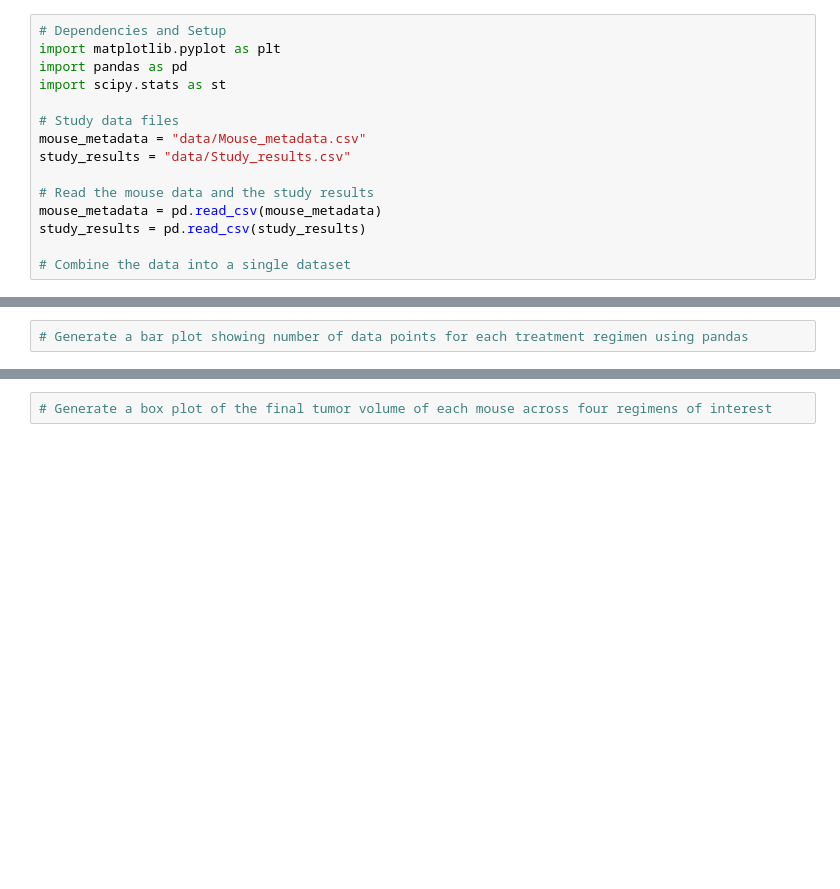
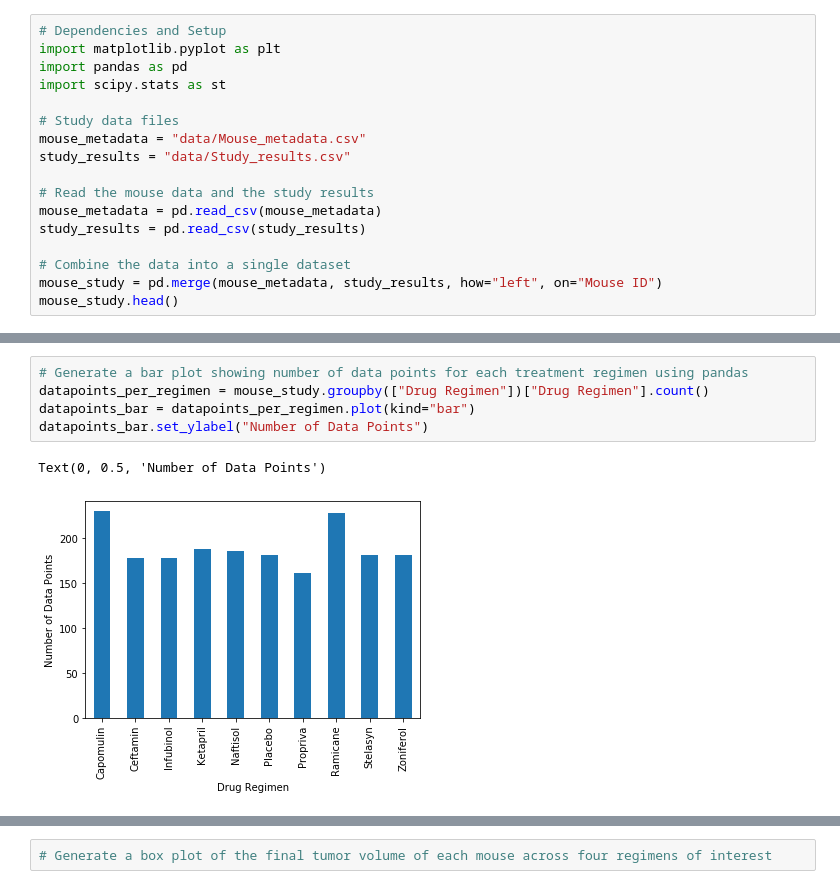
Before and after one commit to cajaffem/Matplotlib-challenge, a Jupyter notebook: pymaceuticals.ipynb, the cells around one changed output, grey strips where cells are left out. Drawn from its saved outputs; the diff is of its cells as text; blank space fills up the shorter version.

```diff
--- a/pymaceuticals.ipynb
+++ b/pymaceuticals.ipynb
@@ -13,3 +13,5 @@ mouse_metadata = pd.read_csv(mouse_metadata)
 study_results = pd.read_csv(study_results)
 
 # Combine the data into a single dataset
+mouse_study = pd.merge(mouse_metadata, study_results, how="left", on="Mouse ID")
+mouse_study.head()
@@ -19,4 +51,10 @@ study_results = pd.read_csv(study_results)
 # %%
 # Generate a bar plot showing number of data points for each treatment regimen using pandas
+datapoints_per_regimen = mouse_study.groupby(["Drug Regimen"])["Drug Regimen"].count()
+datapoints_bar = datapoints_per_regimen.plot(kind="bar")
+datapoints_bar.set_ylabel("Number of Data Points")
+# %% [output]
+Text(0, 0.5, 'Number of Data Points')
+[figure, added]
 # %%
 # Generate a bar plot showing number of data points for each treatment regimen using pyplot
```
Also changed, not shown: parts of 9 cells of this notebook.
